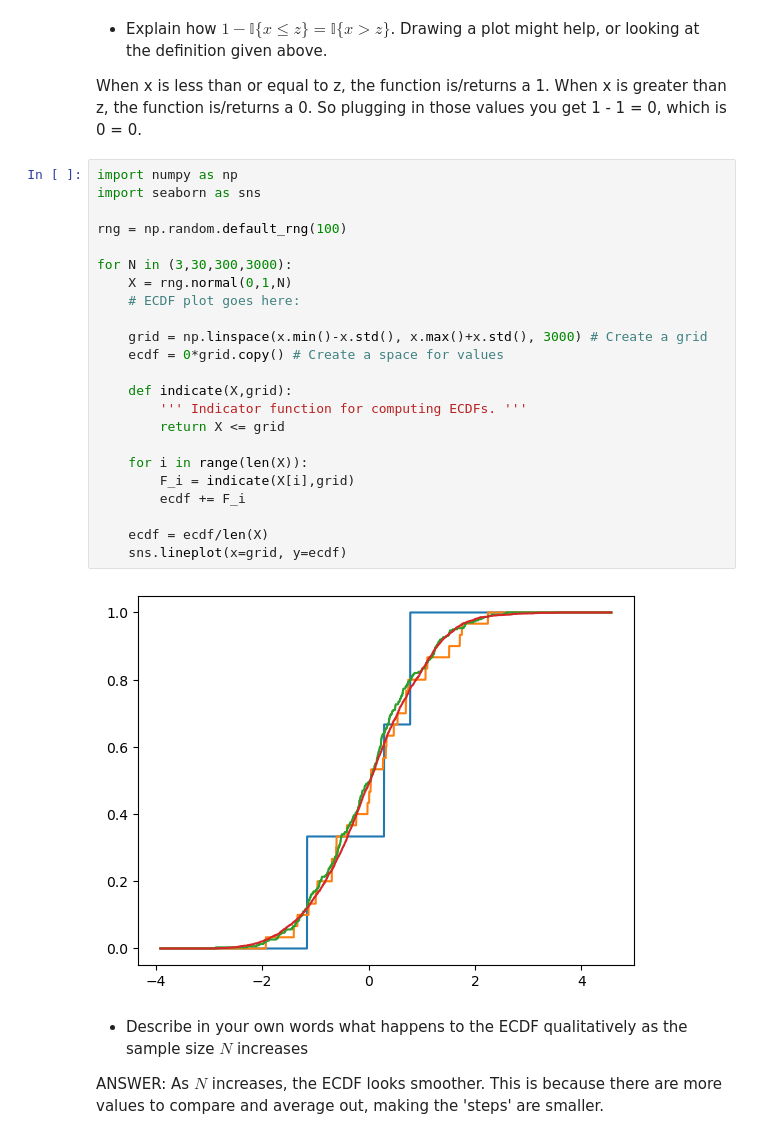
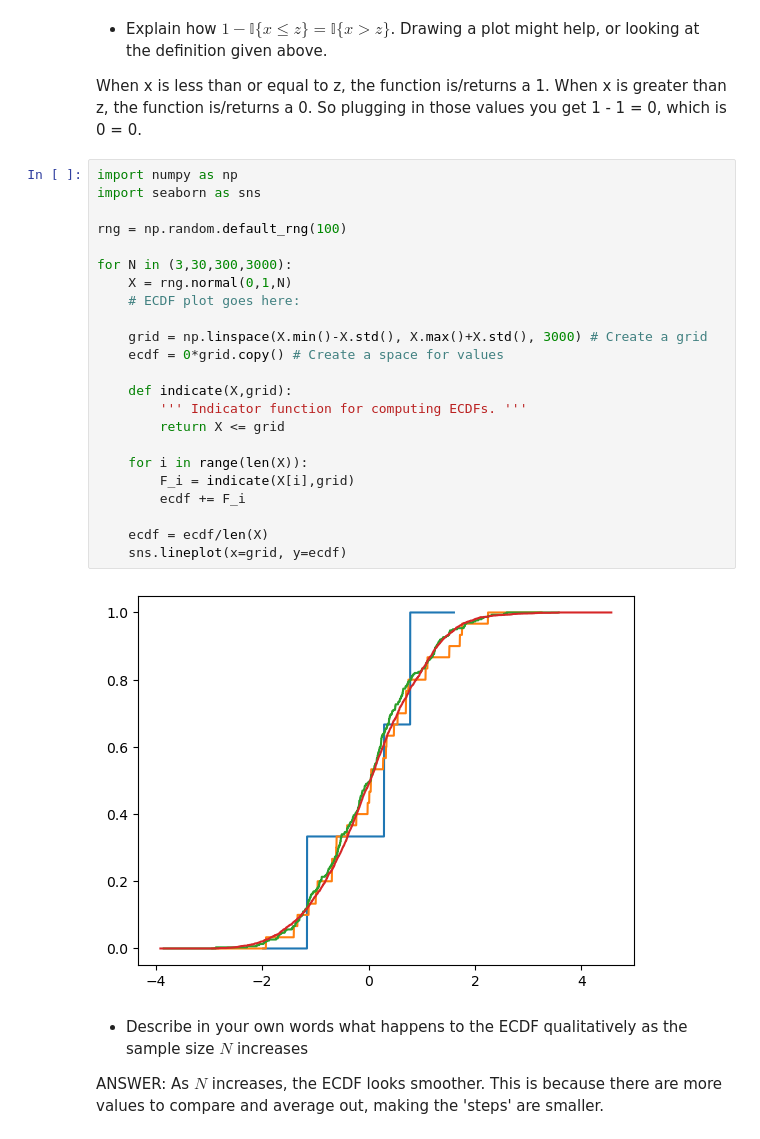
Before and after one commit to isabellouise-delgado/DS5030_assignments, a Jupyter notebook: assignment_2.ipynb, the cells around one changed output. Saved outputs shown, nothing was run; the diff lists cells and outputs as text.

```diff
--- a/assignment_2.ipynb
+++ b/assignment_2.ipynb
@@ -129,28 +129,28 @@ When x is less than or equal to z, the function is/returns a 1. When x is greate
 # %%
 import numpy as np
 import seaborn as sns
 
 rng = np.random.default_rng(100)
 
 for N in (3,30,300,3000):
     X = rng.normal(0,1,N)
     # ECDF plot goes here:
 
-    grid = np.linspace(x.min()-x.std(), x.max()+x.std(), 3000) # Create a grid
+    grid = np.linspace(X.min()-X.std(), X.max()+X.std(), 3000) # Create a grid
     ecdf = 0*grid.copy() # Create a space for values
 
     def indicate(X,grid):
         ''' Indicator function for computing ECDFs. '''
         return X <= grid
 
     for i in range(len(X)):
         F_i = indicate(X[i],grid)
         ecdf += F_i
 
     ecdf = ecdf/len(X)
     sns.lineplot(x=grid, y=ecdf)
 # %% [output]
-[figure, old version]
+[figure, new version]
 # %% [markdown]
 - Describe in your own words what happens to the ECDF qualitatively as the sample size $N$ increases
 
```
Also changed, not shown: parts of 2 cells of this notebook.
